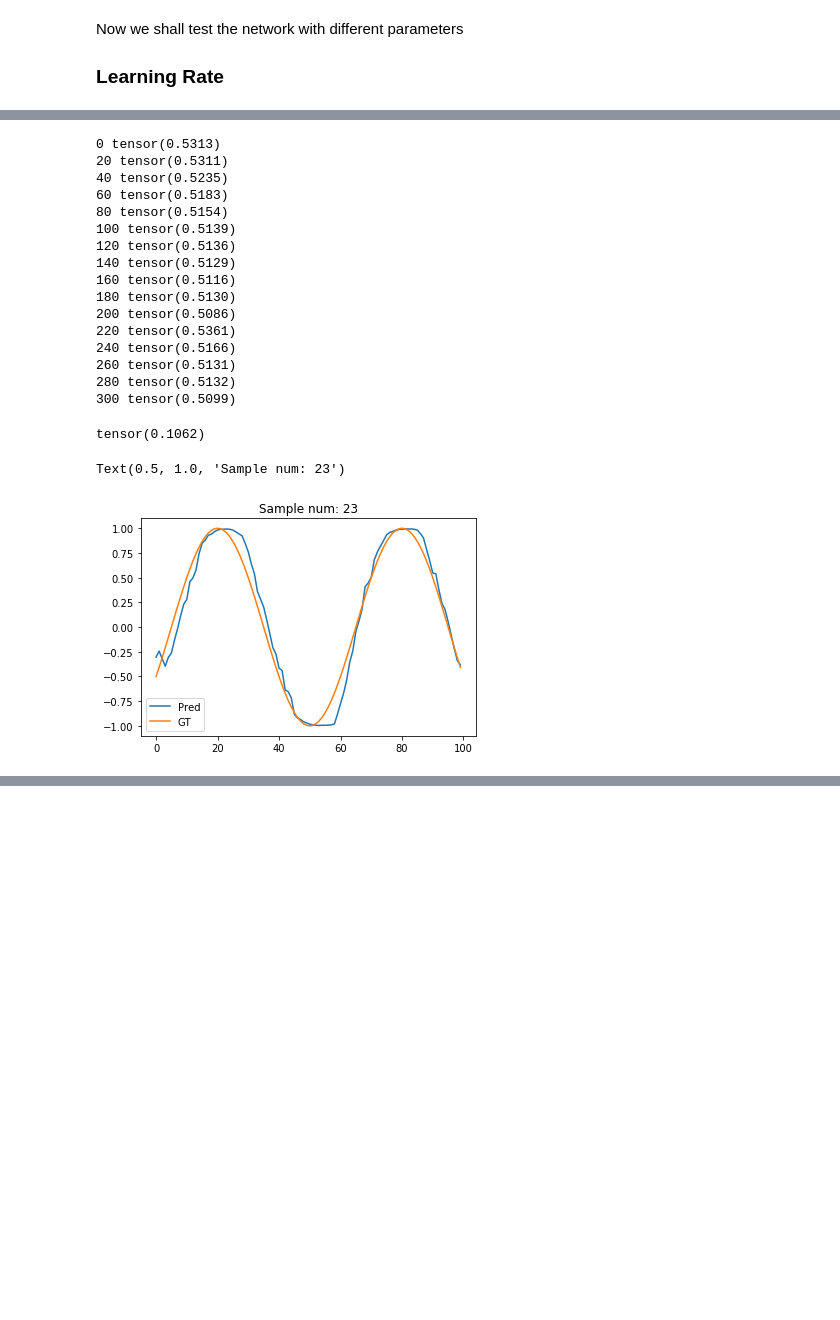
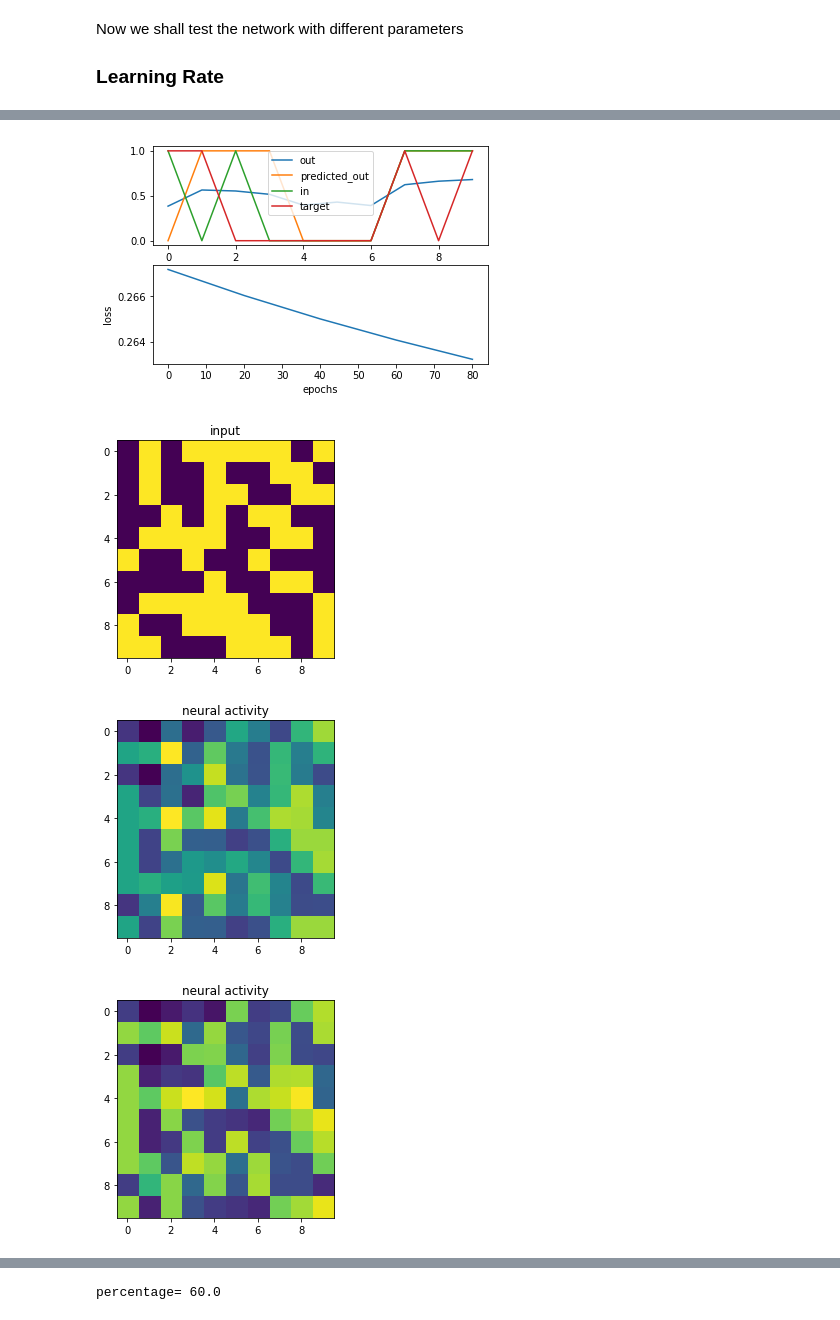
Before and after one commit to AmirAfsharrad/Neuroscience-learning-memory-cognition, a Jupyter notebook: pytorch-assignment/codes/pytorch-assignment.ipynb, the cells around one changed output, grey strips where cells are left out. Saved outputs shown, nothing was run; the diff lists cells and outputs as text; code cells hidden in the pictures; blank space fills up the shorter version.

```diff
--- a/pytorch-assignment/codes/pytorch-assignment.ipynb
+++ b/pytorch-assignment/codes/pytorch-assignment.ipynb
@@ -249,12 +249,11 @@ def parity (learning_rate, hidden_size, batch_size, number_of_epochs, sequence_l
             epochs_samples[number] = epochs
             epoch_loss[number] = loss.item()
 
-    predictedOUT = predictor(OUT)
-    print(predictedOUT.numpy().squeeze())
+    predictedOUT = predictor(OUT[-1,:])
     plt.figure
     plt.subplot(2,1,1)
     plt.plot(OUT.detach().numpy()[-1,:],label='out')
-    plt.plot(predictedOUT.numpy().squeeze(),label='pout')
+    plt.plot(predictedOUT.numpy().squeeze(),label='predicted_out')
     plt.plot(input.detach().numpy()[-1,:],label='in')
     plt.plot(target.detach().numpy()[-1,:],label='target')
     plt.legend()
@@ -516,50 +298,3 @@ test_inp, test_out = data_inp[8000:], data_out[8000:]
-# %%
-# Storing predictions per iterations to visualise later
-predictions = []
-
-optimizer = torch.optim.Adam(r.parameters(), lr=1e-2)
-loss_func = nn.L1Loss()
-train_inp, train_out = sine_generator(10000,100)
-for t in range(301):
-    hidden = None
-    inp = Variable(torch.Tensor(train_inp.reshape((train_inp.shape[0], -1, 1))), requires_grad=True)
-    out = Variable(torch.Tensor(train_out.reshape((train_out.shape[0], -1, 1))) )
-    pred = r(inp)
-    optimizer.zero_grad()
-    predictions.append(pred.data.numpy())
-    loss = loss_func(pred, out)
-    if t%20==0:
-        print(t, loss.data[0])
-    loss.backward()
-    optimizer.step()
-# %% [output]
-0 tensor(0.5313)
-20 tensor(0.5311)
-40 tensor(0.5235)
-60 tensor(0.5183)
-80 tensor(0.5154)
-100 tensor(0.5139)
-120 tensor(0.5136)
-140 tensor(0.5129)
-160 tensor(0.5116)
-180 tensor(0.5130)
-200 tensor(0.5086)
-220 tensor(0.5361)
-240 tensor(0.5166)
-260 tensor(0.5131)
-280 tensor(0.5132)
-300 tensor(0.5099)
-# %%
-t_inp = Variable(torch.Tensor(test_inp.reshape((test_inp.shape[0], -1, 1))), requires_grad=True)
-pred_t = r(t_inp)
-# Test loss
-print(loss_func(pred_t, Variable(torch.Tensor(test_out.reshape((test_inp.shape[0], -1, 1))))).data[0])
-sample_num = 23
-plt.plot(pred_t[sample_num].data.numpy(), label='Pred')
-plt.plot(test_out[sample_num], label='GT')
-plt.legend()
-plt.title("Sample num: {}".format(sample_num))
-# %% [output]
-tensor(0.1062)
-Text(0.5, 1.0, 'Sample num: 23')
-[figure, removed]
+# %%
+parity (learning_rate=0.001, hidden_size=4, batch_size=50, number_of_epochs=100, sequence_length=10, dataset_size = 100)
+# %% [output]
@@ -565,0 +307,4 @@ Text(0.5, 1.0, 'Sample num: 23')
+[figure, added]
+[figure, added]
+[figure, added]
+[figure, added]
@@ -565,0 +313 @@ Text(0.5, 1.0, 'Sample num: 23')
+percentage= 60.0
```
Also changed, not shown: parts of 71 cells of this notebook.
